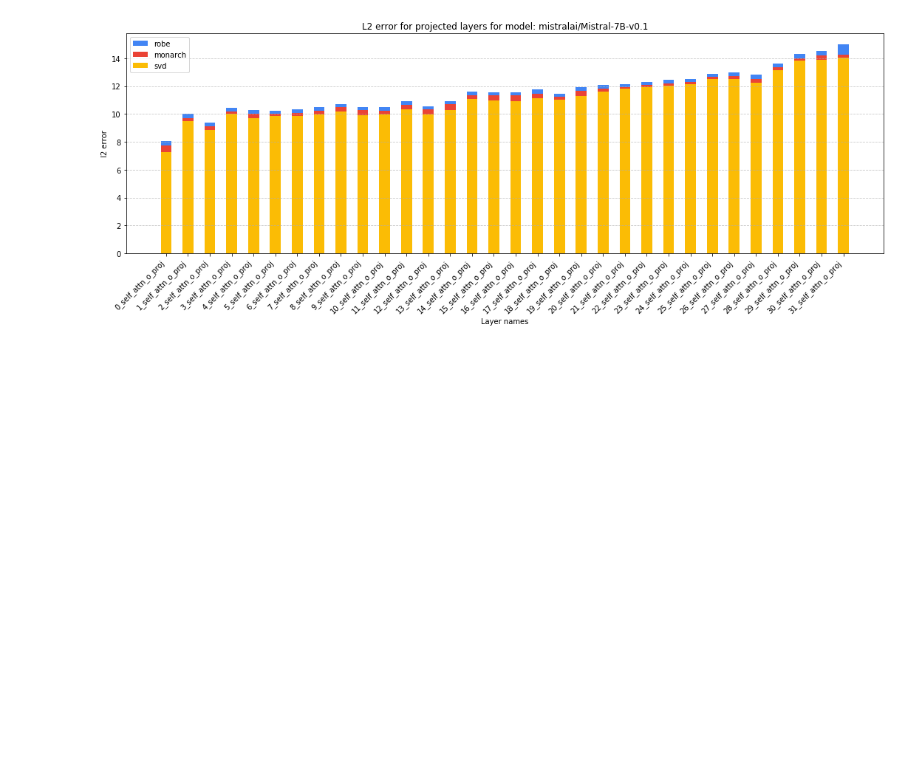
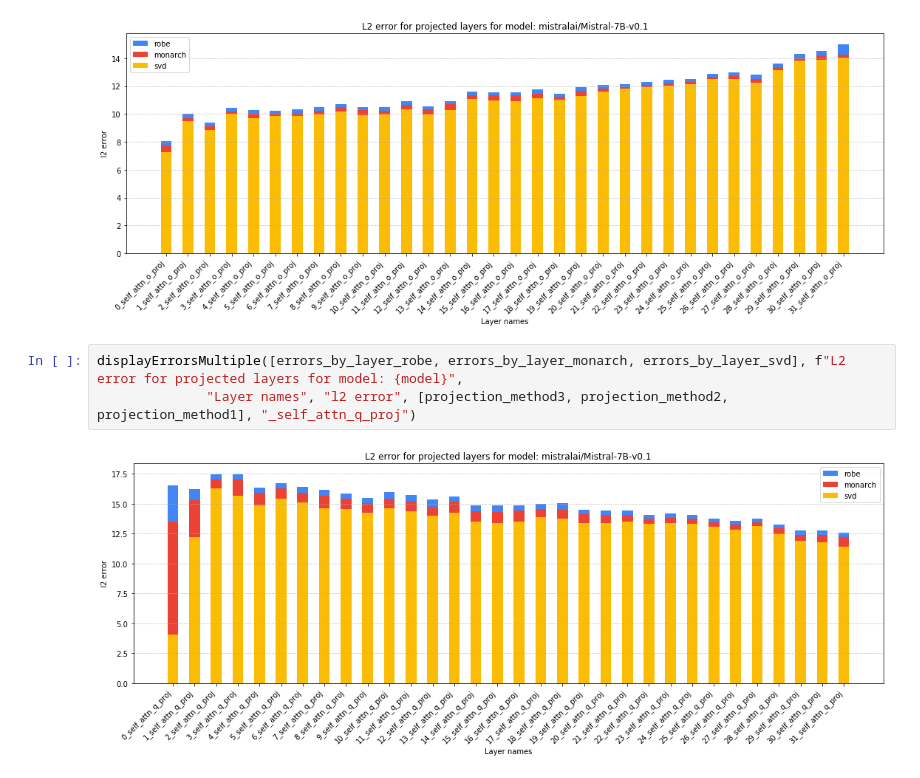
Before and after one commit to strankid/MatrixProjections, a Jupyter notebook: results/visualize.ipynb, the cells around one changed output. Saved outputs shown, nothing was run; the diff lists cells and outputs as text; blank space fills up the shorter version.

```diff
--- a/results/visualize.ipynb
+++ b/results/visualize.ipynb
@@ -111,3 +111,8 @@ displayErrorsMultiple([errors_by_layer_robe, errors_by_layer_monarch, errors_by_
               "Layer names", "l2 error", [projection_method3, projection_method2, projection_method1], "_self_attn_o_proj")
 # %% [output]
 [figure]
+# %%
+displayErrorsMultiple([errors_by_layer_robe, errors_by_layer_monarch, errors_by_layer_svd], f"L2 error for projected layers for model: {model}",
+              "Layer names", "l2 error", [projection_method3, projection_method2, projection_method1], "_self_attn_q_proj")
+# %% [output]
+[figure, added]
```
Also changed, not shown: 1 other file.
